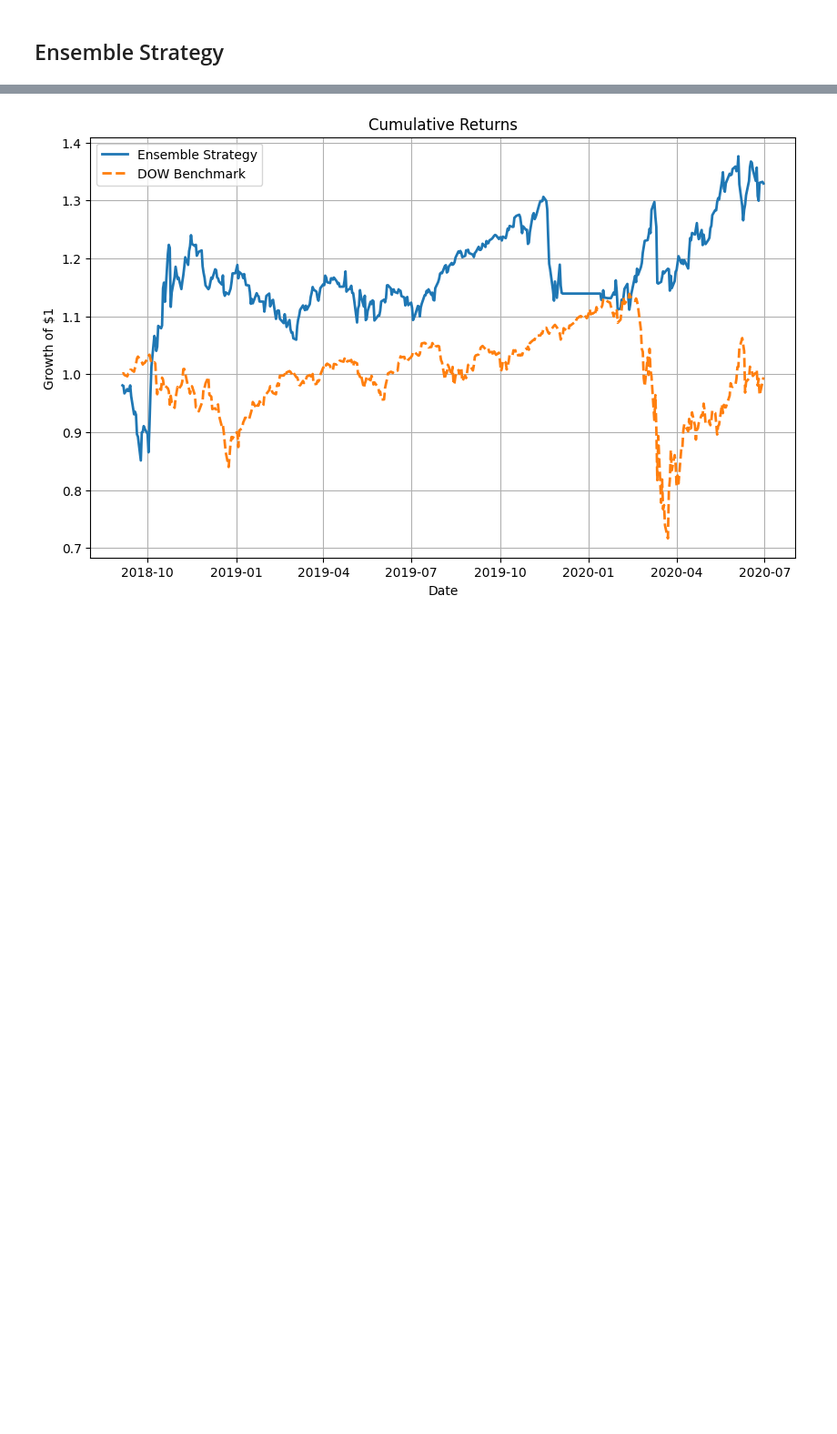
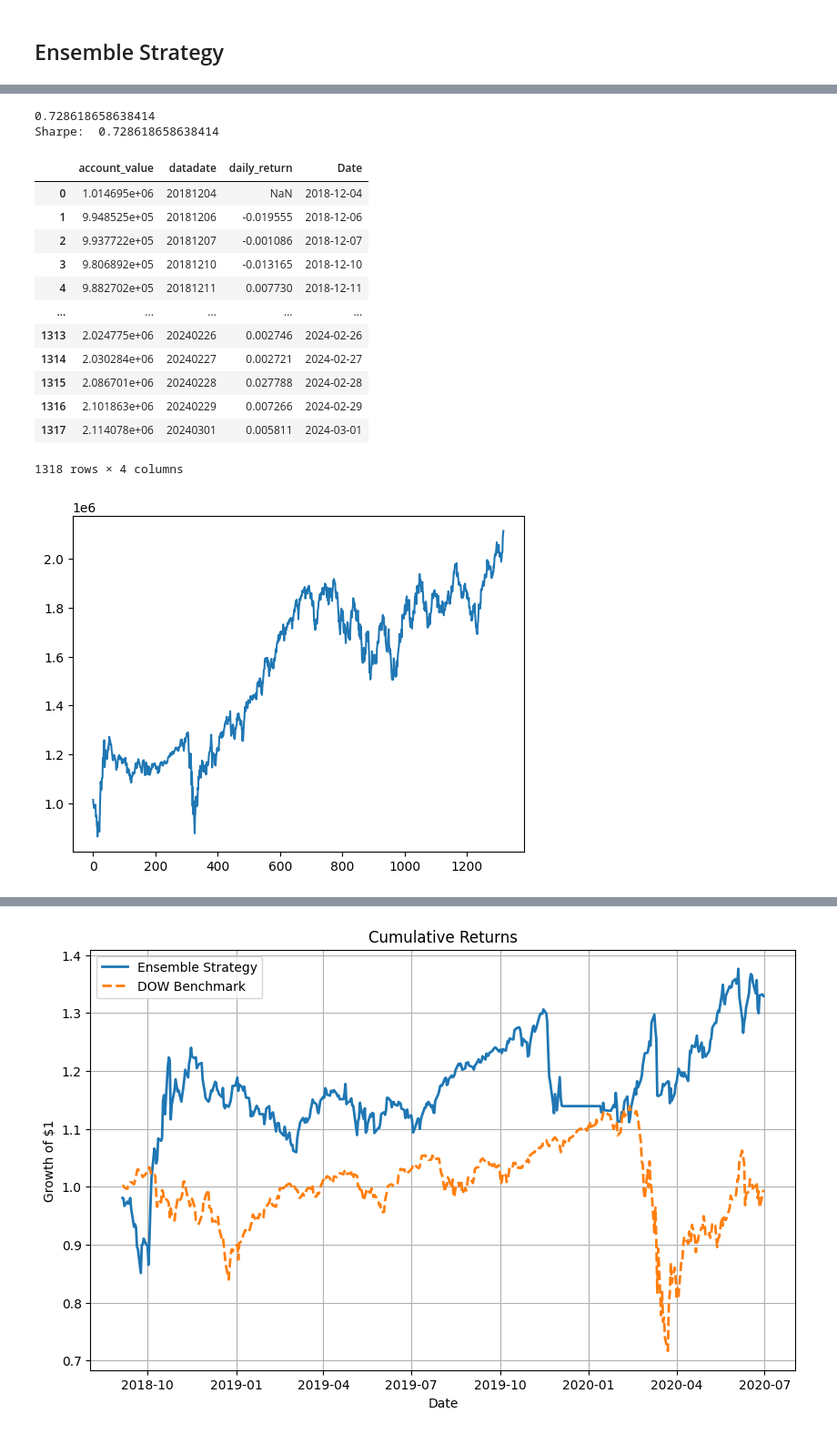
Before and after one commit to elaineleiyoung/FinRL-Trading, a Jupyter notebook: DRL-for-Trading/backtesting.ipynb, the cells around one changed output, grey strips where cells are left out. Shown at 91% size. Drawn from its saved outputs; the diff is of its cells as text; code cells hidden in the pictures; blank space fills up the shorter version.

```diff
--- a/DRL-for-Trading/backtesting.ipynb
+++ b/DRL-for-Trading/backtesting.ipynb
@@ -222,0 +221,25 @@ ensemble_strat = backtest_strat(ensemble_account_value) #[0:1097]
+# %%
+ensemble_account_value_turbulance = get_account_value('ensemble','results_turbulance',26,47)
+ensemble_account_value_turbulance.account_value.plot()
+ensemble_account_value_turbulance = get_daily_return(ensemble_account_value_turbulance)
+ensemble_account_value_turbulance['Date'] = spx_df['Date']
+ensemble_account_value_turbulance.head()
+ensemble_turbulance_strat = backtest_strat(ensemble_account_value_turbulance) #[0:1097]
+ensemble_account_value_turbulance
+# %% [output]
+0.728618658638414
+Sharpe:  0.728618658638414
+|  | account_value | datadate | daily_return | Date |
+| 0 | 1.014695e+06 | 20181204 | NaN | 2018-12-04 |
+| 1 | 9.948525e+05 | 20181206 | -0.019555 | 2018-12-06 |
+| 2 | 9.937722e+05 | 20181207 | -0.001086 | 2018-12-07 |
+| 3 | 9.806892e+05 | 20181210 | -0.013165 | 2018-12-10 |
+| 4 | 9.882702e+05 | 20181211 | 0.007730 | 2018-12-11 |
+| ... | ... | ... | ... | ... |
+| 1313 | 2.024775e+06 | 20240226 | 0.002746 | 2024-02-26 |
+| 1314 | 2.030284e+06 | 20240227 | 0.002721 | 2024-02-27 |
+| 1315 | 2.086701e+06 | 20240228 | 0.027788 | 2024-02-28 |
+| 1316 | 2.101863e+06 | 20240229 | 0.007266 | 2024-02-29 |
+| 1317 | 2.114078e+06 | 20240301 | 0.005811 | 2024-03-01 |
+1318 rows × 4 columns
+[figure, added]
```
Also changed, not shown: parts of 42 cells of this notebook.
